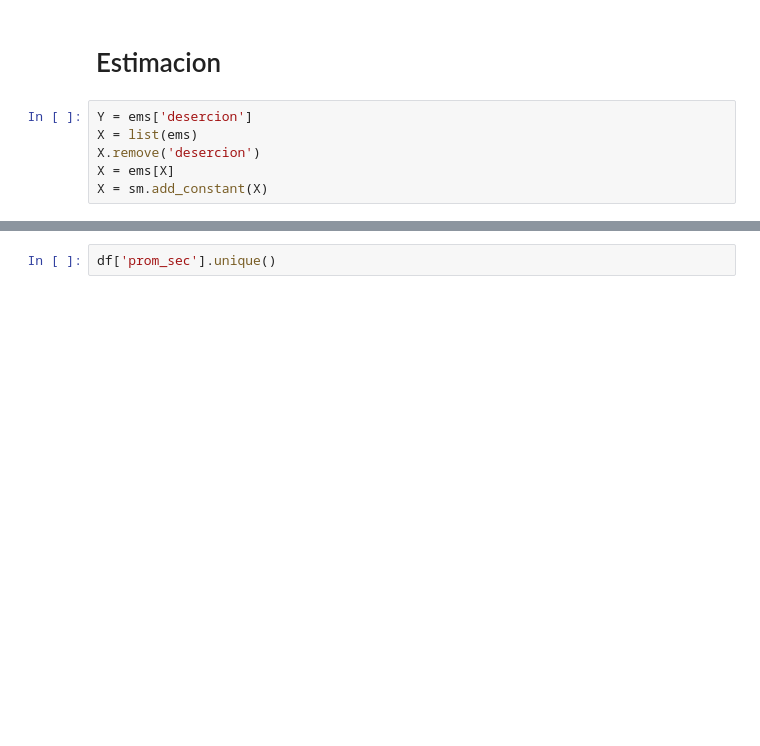
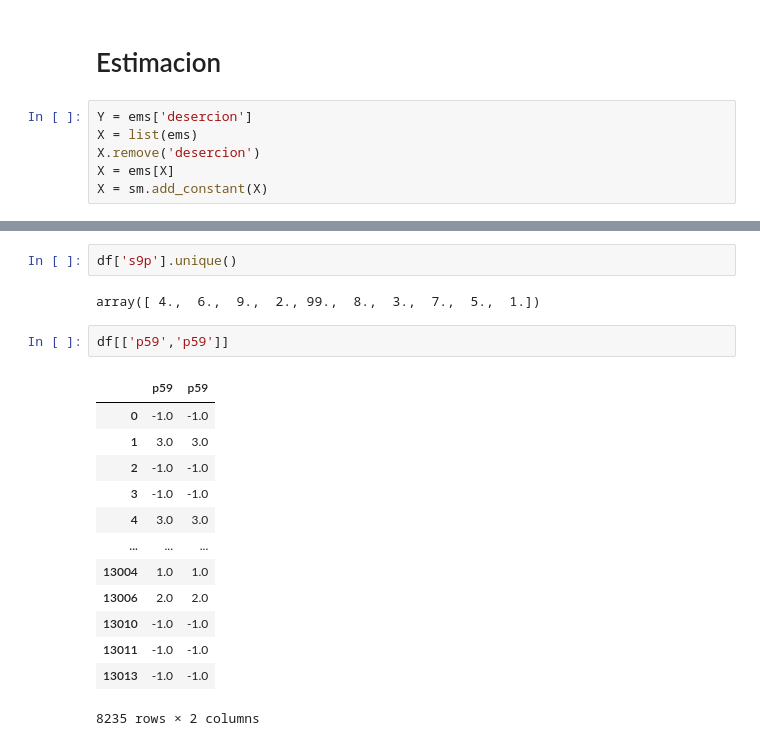
Before and after one commit to bomboro-gignac/proyecto_econometria_EMS_2019, a Jupyter notebook: Untitled.ipynb, the cells around one changed output, grey strips where cells are left out. Cells and saved outputs as stored; diff of their text form; blank space fills up the shorter version.

```diff
--- a/Untitled.ipynb
+++ b/Untitled.ipynb
@@ -242,2 +434,20 @@ list(ems)
 # %%
-df['prom_sec'].unique()
+df['s9p'].unique()
+# %% [output]
+array([ 4.,  6.,  9.,  2., 99.,  8.,  3.,  7.,  5.,  1.])
+# %%
+df[['p59','p59']]
+# %% [output]
+|  | p59 | p59 |
+| 0 | -1.0 | -1.0 |
+| 1 | 3.0 | 3.0 |
+| 2 | -1.0 | -1.0 |
+| 3 | -1.0 | -1.0 |
+| 4 | 3.0 | 3.0 |
+| ... | ... | ... |
+| 13004 | 1.0 | 1.0 |
+| 13006 | 2.0 | 2.0 |
+| 13010 | -1.0 | -1.0 |
+| 13011 | -1.0 | -1.0 |
+| 13013 | -1.0 | -1.0 |
+8235 rows × 2 columns
```
Also changed, not shown: parts of 13 cells of this notebook, 1 other file.
